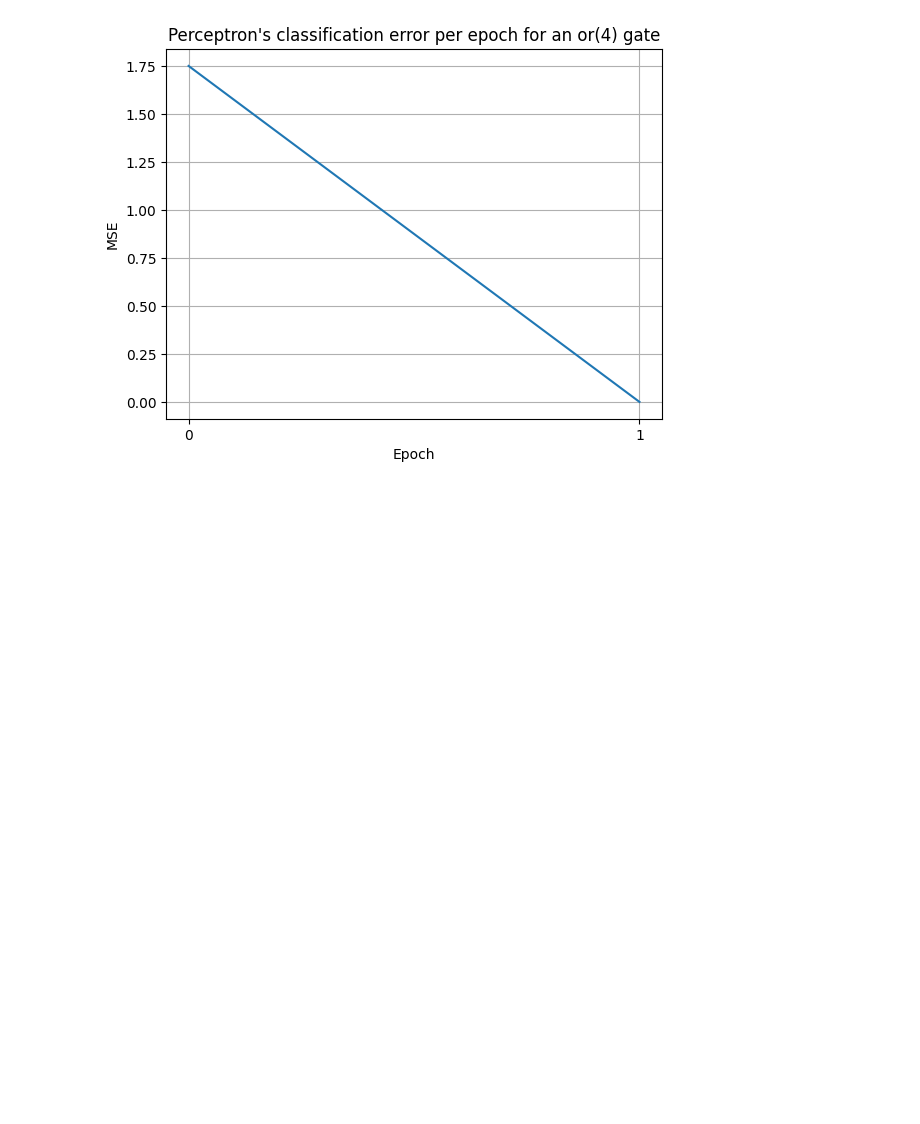
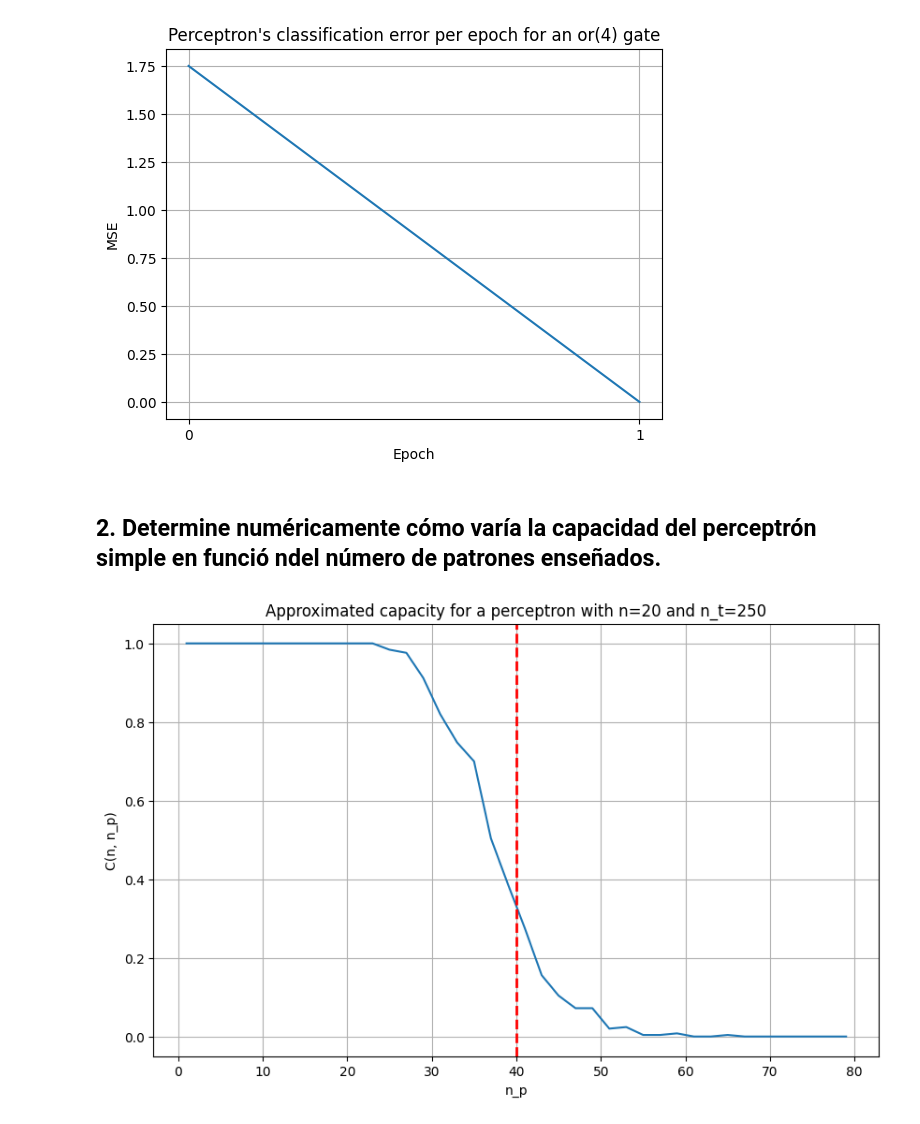
Before and after one commit to mbianchif/Aprendizaje-Profundo, a Jupyter notebook: tp2/notebook.ipynb, the cells around one changed output. Saved outputs shown, nothing was run; the diff lists cells and outputs as text; code cells hidden in the pictures; blank space fills up the shorter version.

```diff
--- a/tp2/notebook.ipynb
+++ b/tp2/notebook.ipynb
@@ -193,3 +193,25 @@ m.train(X, Y, epoch_f=tracker)
 plot_errors(errors, "or(4)")
 # %% [output]
 [figure]
+# %% [markdown]
+## 2. Determine numéricamente cómo varía la capacidad del perceptrón simple en funció ndel número de patrones enseñados.
+# %%
+from src.perceptron import Perceptron
+import matplotlib.pyplot as plt
+import numpy as np
+
+
+n, n_t = 20, 250
+xs = np.arange(1, 4 * n + 1, 2)
+ys = [Perceptron.capacity(n, n_p, n_t, seed=SEED, max_iter=100) for n_p in xs]
+# %%
+plt.figure(figsize=(10, 6))
+plt.plot(xs, ys)
+plt.title(f"Approximated capacity for a perceptron with n={n} and n_t={n_t}")
+plt.axvline(x=2 * n, color="red", linestyle="--", linewidth=2)
+plt.xlabel("n_p")
+plt.ylabel("C(n, n_p)")
+plt.grid(True)
+plt.show()
+# %% [output]
+[figure, added]
```
Also changed, not shown: 1 other file.
